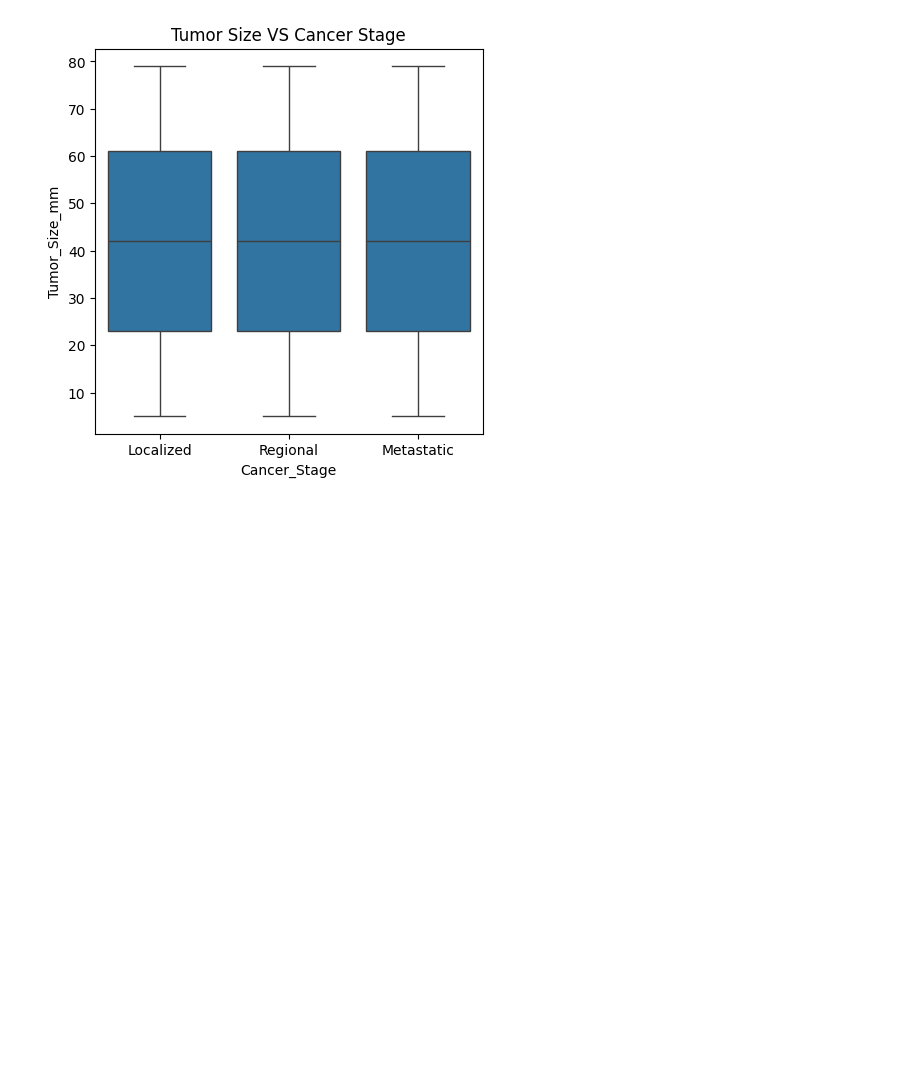
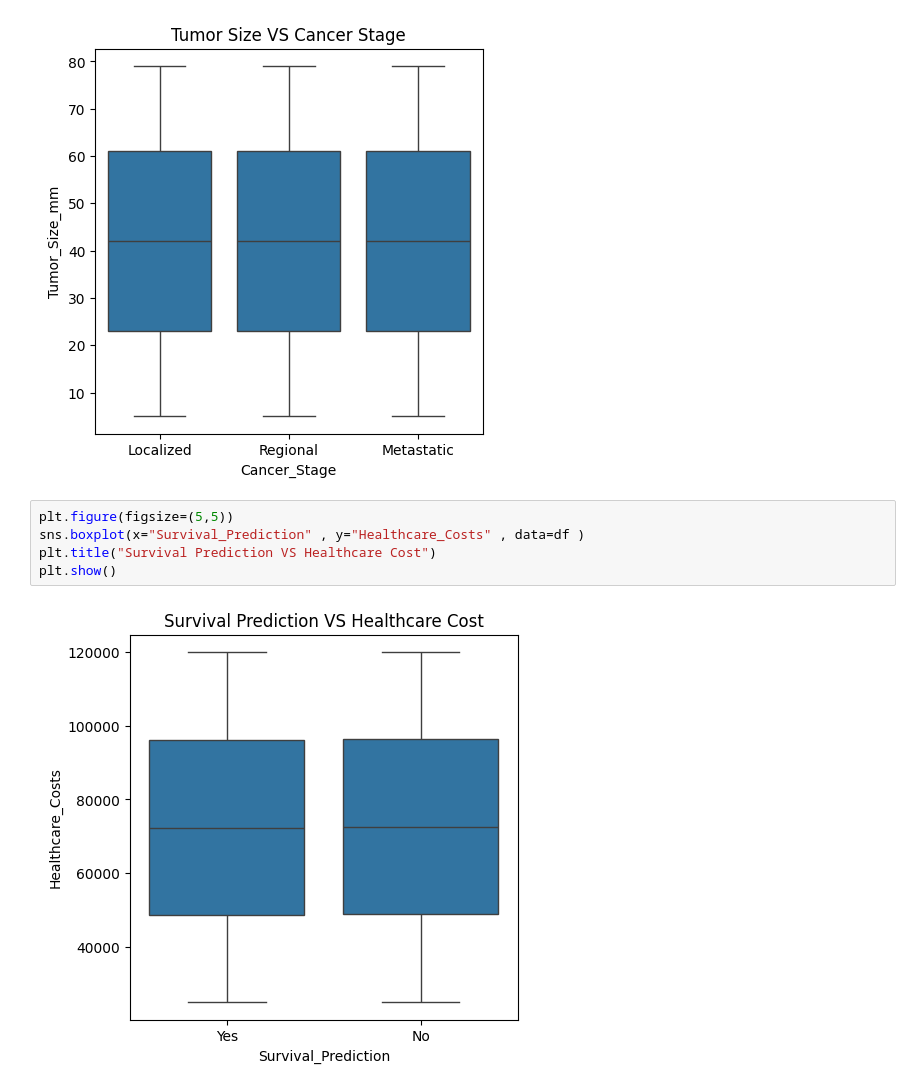
Before and after one commit to dananjayaabeytd/Colorectal-Cancer-Analysis, a Jupyter notebook: notebook/testing.ipynb, the cells around one changed output. Cells and saved outputs as stored; diff of their text form; blank space fills up the shorter version.

```diff
--- a/notebook/testing.ipynb
+++ b/notebook/testing.ipynb
@@ -116,3 +116,10 @@ plt.title("Tumor Size VS Cancer Stage")
 plt.show()
 # %% [output]
 [figure]
+# %%
+plt.figure(figsize=(5,5))
+sns.boxplot(x="Survival_Prediction" , y="Healthcare_Costs" , data=df )
+plt.title("Survival Prediction VS Healthcare Cost")
+plt.show()
+# %% [output]
+[figure, added]
```
Also changed, not shown: parts of 33 cells of this notebook.
